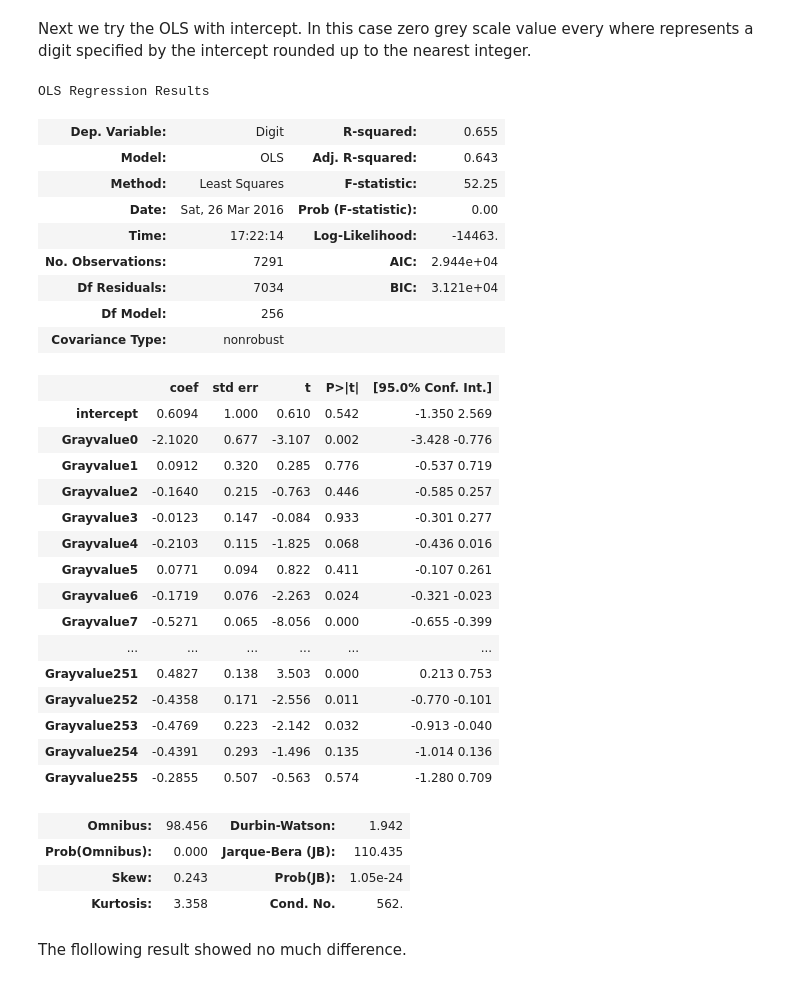
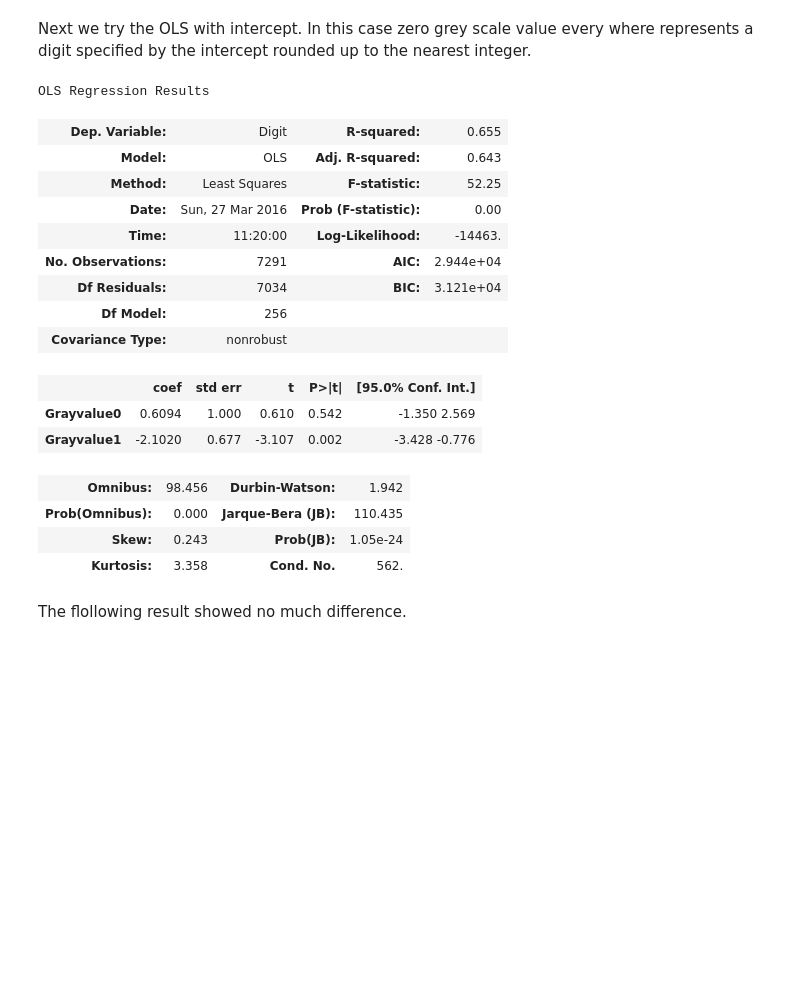
Before and after one commit to hzzyyy/ESLII_Solutions, a Jupyter notebook: Chapter02.ipynb, the cells around one changed output. Drawn from its saved outputs; the diff is of its cells as text; code cells hidden in the pictures; blank space fills up the shorter version.

```diff
--- a/Chapter02.ipynb
+++ b/Chapter02.ipynb
@@ -369,35 +376,22 @@ Next we try the OLS with intercept. In this case zero grey scale value every whe
 # %%
 from statsmodels.api import OLS
 
 result_ols_intercept = OLS(endog=train_dat['Digit'], exog=train_dat[['intercept']+colnames[1:]]).fit()
-result_ols_intercept.summary()
+result_ols_intercept.summary(xname=colnames[1:3])
 # %% [output]
 OLS Regression Results
 | Dep. Variable: | Digit | R-squared: | 0.655 |
 | Model: | OLS | Adj. R-squared: | 0.643 |
 | Method: | Least Squares | F-statistic: | 52.25 |
-| Date: | Sat, 26 Mar 2016 | Prob (F-statistic): | 0.00 |
-| Time: | 17:22:14 | Log-Likelihood: | -14463. |
+| Date: | Sun, 27 Mar 2016 | Prob (F-statistic): | 0.00 |
+| Time: | 11:20:00 | Log-Likelihood: | -14463. |
 | No. Observations: | 7291 | AIC: | 2.944e+04 |
 | Df Residuals: | 7034 | BIC: | 3.121e+04 |
 | Df Model: | 256 |  |  |
 | Covariance Type: | nonrobust |  |  |
 |  | coef | std err | t | P>|t| | [95.0% Conf. Int.] |
-| intercept | 0.6094 | 1.000 | 0.610 | 0.542 | -1.350 2.569 |
-| Grayvalue0 | -2.1020 | 0.677 | -3.107 | 0.002 | -3.428 -0.776 |
-| Grayvalue1 | 0.0912 | 0.320 | 0.285 | 0.776 | -0.537 0.719 |
-| Grayvalue2 | -0.1640 | 0.215 | -0.763 | 0.446 | -0.585 0.257 |
-| Grayvalue3 | -0.0123 | 0.147 | -0.084 | 0.933 | -0.301 0.277 |
-| Grayvalue4 | -0.2103 | 0.115 | -1.825 | 0.068 | -0.436 0.016 |
-| Grayvalue5 | 0.0771 | 0.094 | 0.822 | 0.411 | -0.107 0.261 |
-| Grayvalue6 | -0.1719 | 0.076 | -2.263 | 0.024 | -0.321 -0.023 |
-| Grayvalue7 | -0.5271 | 0.065 | -8.056 | 0.000 | -0.655 -0.399 |
-| ... | ... | ... | ... | ... | ... |
-| Grayvalue251 | 0.4827 | 0.138 | 3.503 | 0.000 | 0.213 0.753 |
-| Grayvalue252 | -0.4358 | 0.171 | -2.556 | 0.011 | -0.770 -0.101 |
-| Grayvalue253 | -0.4769 | 0.223 | -2.142 | 0.032 | -0.913 -0.040 |
-| Grayvalue254 | -0.4391 | 0.293 | -1.496 | 0.135 | -1.014 0.136 |
-| Grayvalue255 | -0.2855 | 0.507 | -0.563 | 0.574 | -1.280 0.709 |
+| Grayvalue0 | 0.6094 | 1.000 | 0.610 | 0.542 | -1.350 2.569 |
+| Grayvalue1 | -2.1020 | 0.677 | -3.107 | 0.002 | -3.428 -0.776 |
 | Omnibus: | 98.456 | Durbin-Watson: | 1.942 |
 | Prob(Omnibus): | 0.000 | Jarque-Bera (JB): | 110.435 |
 | Skew: | 0.243 | Prob(JB): | 1.05e-24 |
```
Also changed, not shown: parts of 3 cells of this notebook, 1 other file.
